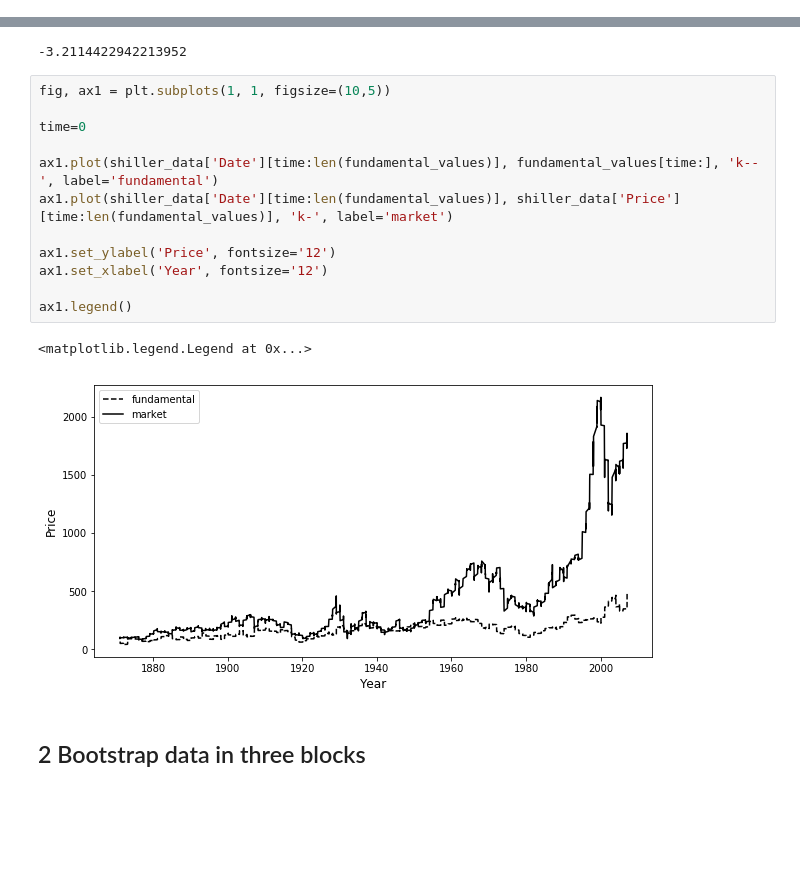
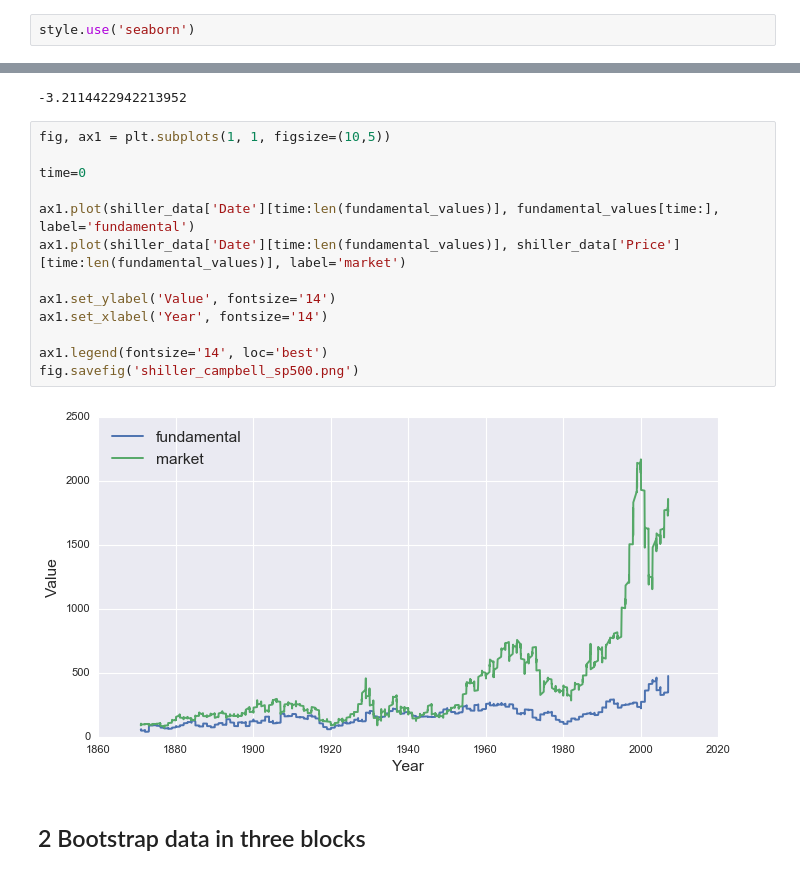
Before and after one commit to joerischasfoort/sim-fin-abm, a Jupyter notebook: estimate_model.ipynb, the cells around one changed output, grey strips where cells are left out. Cells and saved outputs as stored; diff of their text form; blank space fills up the shorter version.

```diff
--- a/estimate_model.ipynb
+++ b/estimate_model.ipynb
@@ -17,3 +17,5 @@ import statsmodels.api as sm
 import statsmodels.tsa.stattools as ts
 import seaborn as sns
 import json
+# %%
+style.use('seaborn')
@@ -143,18 +138,18 @@ ts.adfuller(residuals[:800])[0]
 # %%
 fig, ax1 = plt.subplots(1, 1, figsize=(10,5))
 
 time=0
 
-ax1.plot(shiller_data['Date'][time:len(fundamental_values)], fundamental_values[time:], 'k--', label='fundamental')
-ax1.plot(shiller_data['Date'][time:len(fundamental_values)], shiller_data['Price'][time:len(fundamental_values)], 'k-', label='market')
+ax1.plot(shiller_data['Date'][time:len(fundamental_values)], fundamental_values[time:], label='fundamental')
+ax1.plot(shiller_data['Date'][time:len(fundamental_values)], shiller_data['Price'][time:len(fundamental_values)], label='market')
 
-ax1.set_ylabel('Price', fontsize='12')
-ax1.set_xlabel('Year', fontsize='12')
+ax1.set_ylabel('Value', fontsize='14')
+ax1.set_xlabel('Year', fontsize='14')
 
-ax1.legend()
+ax1.legend(fontsize='14', loc='best')
+fig.savefig('shiller_campbell_sp500.png')
 # %% [output]
-<matplotlib.legend.Legend at 0x...>
-[figure, old version]
+[figure, new version]
 # %% [markdown]
 ## 2 Bootstrap data in three blocks
 # %%
```
Also changed, not shown: parts of 12 cells of this notebook, 2 other files.
